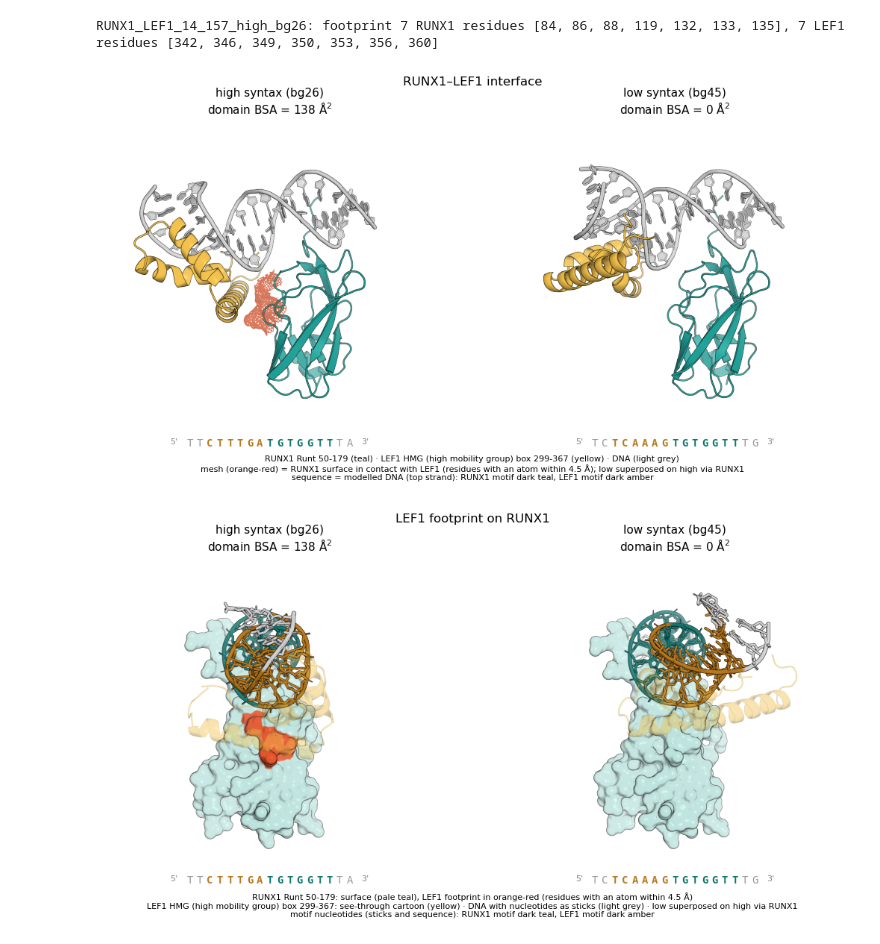
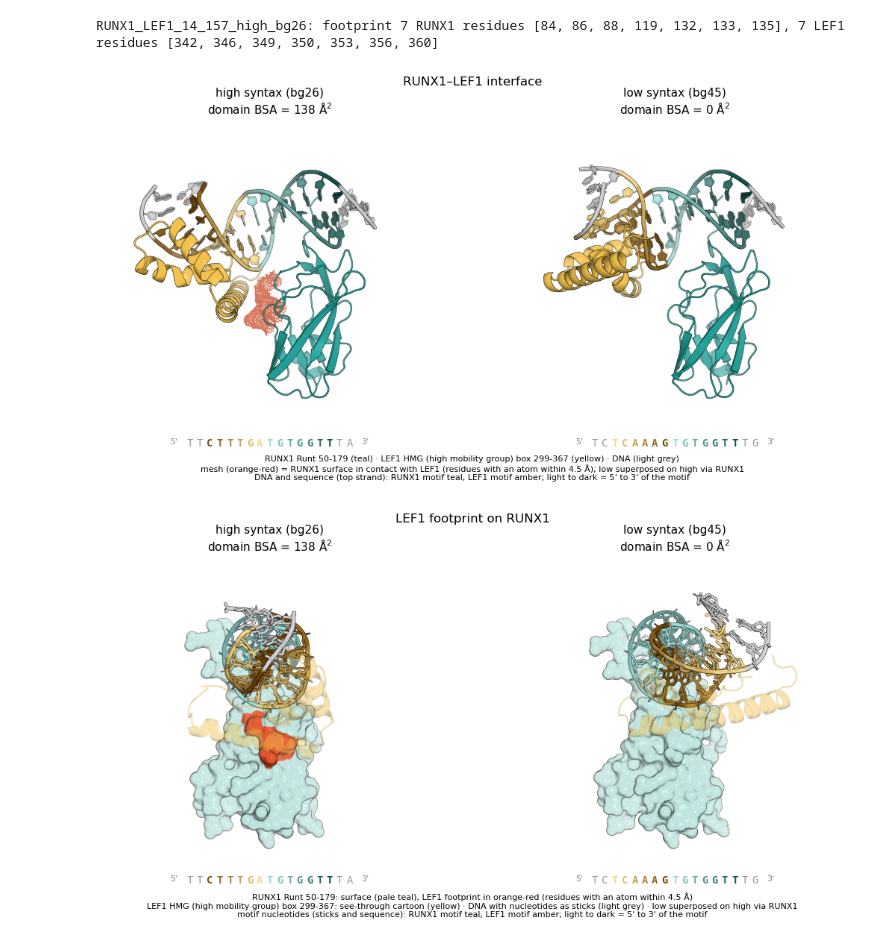
Before and after one commit to izu0421/thy_tf_dna, a Jupyter notebook: notebooks/4_representative_structures_n100_rho0.6.ipynb, the cells around one changed output. Saved outputs shown, nothing was run; the diff lists cells and outputs as text; code cells hidden in the pictures.

```diff
--- a/notebooks/4_representative_structures_n100_rho0.6.ipynb
+++ b/notebooks/4_representative_structures_n100_rho0.6.ipynb
@@ -43,16 +43,23 @@ DOMAIN_OVERRIDE = {}
 #   "interface"  side view of the TF1-TF2 interface of the high model, DNA on top
 #   "dna:<deg>"  DNA of the high model horizontal, rotated by <deg> about the DNA axis
 CAMERA = "interface"
+# low-syntax panel of the interface-mesh figure:
+#   "tf1"  low superposed on high via TF1, so TF1 sits in the same place in both panels
+#   "dna"  low superposed on high via the DNA (same DNA orientation as the sequence strip), then turned
+#          about the DNA axis so that the DNA faces the viewer
+LOW_PANEL = "tf1"
 IDR_NOTE = {"none": "", "linkers": "linker between a TF's domains: lighter tint",
             "all": "residues outside the annotated domains: lighter tint"}[SHOW_IDR]
 
 # structure colours in the style of Baker-lab figures (teal / yellow complex partners, grey context;
 # e.g. Vazquez Torres et al. Nature 2023, Cao et al. Nature 2022)
 COL = {"TF1": "#1f9e96", "TF2": "#f2c14e", "DNA": "#d0d0d0", "IFACE": "#e4572e",
-       "MOTIF1": "#0f766e", "MOTIF2": "#b7791f",  # each TF's motif on the DNA: darker shade of that TF's colour
+       "MOTIF1": "#0f766e", "MOTIF2": "#b7791f",
        "IDR1": "#a6dbd6", "IDR2": "#fae6b0"}  # residues outside the annotated domains (only if SHOW_IDR)
+# each TF's motif on the DNA: gradient light -> dark along the motif (5' -> 3' of the motif as written)
+MOTIF_GRADIENT = {"MOTIF1": ("#9adbd4", "#0a4f4a"), "MOTIF2": ("#f7d98b", "#7a4a03")}
 COL_NAME = {"TF1": "teal", "TF2": "yellow", "DNA": "light grey", "IFACE": "orange-red",
-            "MOTIF1": "dark teal", "MOTIF2": "dark amber"}
+            "MOTIF1": "teal", "MOTIF2": "amber"}
 
 def yy_pymol_colours(cmd):
     for k, hexcol in COL.items():
@@ -473,28 +534,30 @@ yy_render_interface_mesh(group)
 # %%
 # figure: interface patch (mesh) in the high- and low-syntax representatives
 dom_bsa = bsa.set_index("name")["BSA_domain"]
 fig, axes = plt.subplots(1, 2, figsize=(11, 5.6))
 for ax, cls in zip(axes, ["high", "low"]):
     rep = reps[(group, cls)]
     ax.imshow(mpimg.imread(f"../results/figures/representative_structures/{rep}_{TAG}_interface_mesh.png"))
     ax.axis("off")
     ax.set_title(f"{cls} syntax (bg{rep.split('_bg')[1]})\ndomain BSA = {dom_bsa[rep]:.0f} Å$^2$", fontsize=11)
     yy_draw_sequence(ax, rep)
 fig.suptitle(f"{tf1}–{tf2} interface", fontsize=12)
 fig.text(0.5, 0.01,
          f"{tf1} {yy_domain_label(tf1)} ({COL_NAME['TF1']}) · {tf2} {yy_domain_label(tf2)} ({COL_NAME['TF2']}) · "
          f"DNA ({COL_NAME['DNA']})"
          + (" · " + IDR_NOTE if IDR_NOTE else "") +
          f"\nmesh ({COL_NAME['IFACE']}) = {tf1} surface in contact with {tf2} (residues with an atom within 4.5 Å); "
-         f"low superposed on high via {tf1}\n"
-         f"sequence = modelled DNA (top strand): {tf1} motif {COL_NAME['MOTIF1']}, {tf2} motif {COL_NAME['MOTIF2']}",
+         + ("low: DNA superposed on high, then turned about the DNA axis so the DNA faces the viewer\n"
+            if LOW_PANEL == "dna" else f"low superposed on high via {tf1}\n") +
+         f"DNA and sequence (top strand): {tf1} motif {COL_NAME['MOTIF1']}, {tf2} motif {COL_NAME['MOTIF2']}; "
+         f"light to dark = 5' to 3' of the motif",
          ha="center", va="bottom", fontsize=8)
 plt.tight_layout(rect=(0, 0.11, 1, 0.97))
 plt.savefig(f"../results/figures/representative_{tf1}_{tf2}_{TAG}_interface.pdf", bbox_inches='tight')
 plt.show()
 plt.close()
 # %% [output]
-[figure, old version]
+[figure, new version]
 # %%
 # "binder footprint" view: TF1 as a surface with the TF2 footprint painted on it, TF2 as a see-through cartoon,
 # DNA with its nucleotides as sticks. Footprint = TF1 residues with a heavy atom within contact_cut A of TF2,
@@ -578,11 +641,12 @@ fig.text(0.5, 0.01,
          f"{tf1} {yy_domain_label(tf1)}: surface (pale teal), {tf2} footprint in {COL_NAME['IFACE']} "
          f"(residues with an atom within 4.5 Å)\n{tf2} {yy_domain_label(tf2)}: see-through cartoon ({COL_NAME['TF2']}) · "
          f"DNA with nucleotides as sticks ({COL_NAME['DNA']}) · low superposed on high via {tf1}\n"
-         f"motif nucleotides (sticks and sequence): {tf1} motif {COL_NAME['MOTIF1']}, {tf2} motif {COL_NAME['MOTIF2']}",
+         f"motif nucleotides (sticks and sequence): {tf1} motif {COL_NAME['MOTIF1']}, {tf2} motif {COL_NAME['MOTIF2']}; "
+         f"light to dark = 5' to 3' of the motif",
          ha="center", va="bottom", fontsize=8)
 plt.tight_layout(rect=(0, 0.11, 1, 0.97))
 plt.savefig(f"../results/figures/representative_{tf1}_{tf2}_{TAG}_footprint.pdf", bbox_inches='tight')
 plt.show()
 plt.close()
 # %% [output]
-[figure, old version]
+[figure, new version]
```
Also changed, not shown: parts of 2 cells of this notebook, 12 other files.
